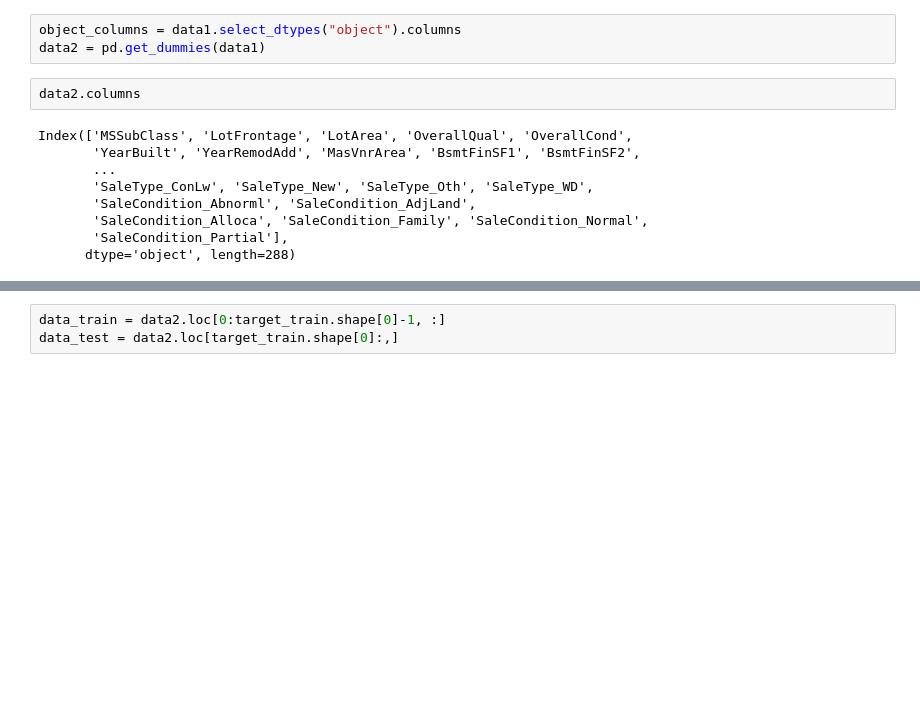
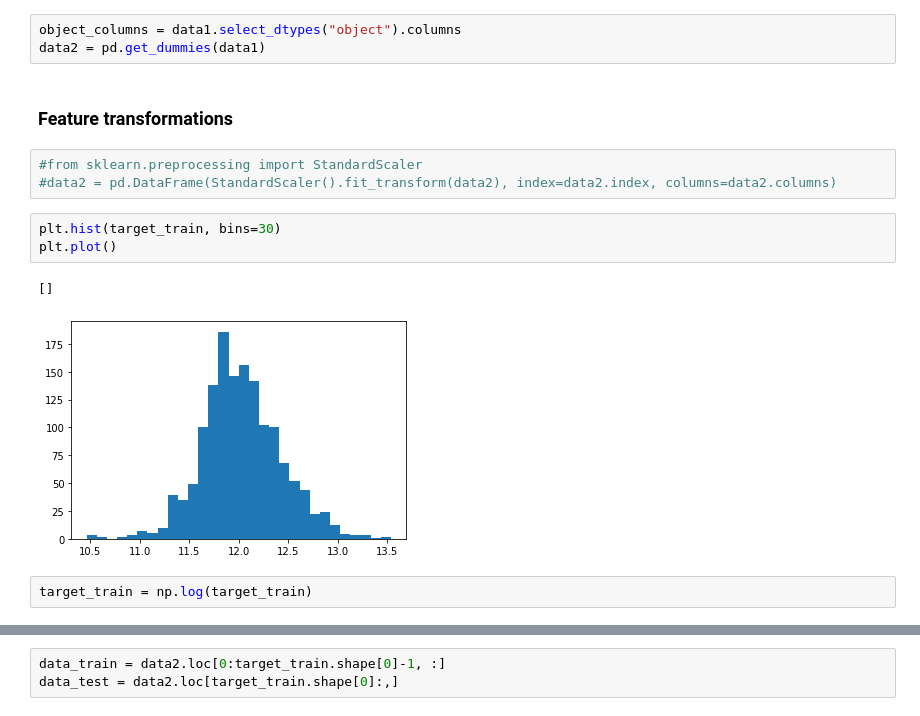
Before and after one commit to pear2jam/notebooks, a Jupyter notebook: Houses_Prices.ipynb, the cells around one changed output, grey strips where cells are left out. Cells and saved outputs as stored; diff of their text form; blank space fills up the shorter version.

Commit message:
Knn imputations and log target

```diff
--- a/Houses_Prices.ipynb
+++ b/Houses_Prices.ipynb
@@ -126,14 +135,16 @@ data1.isna().sum().sum()
 # %%
 object_columns = data1.select_dtypes("object").columns
 data2 = pd.get_dummies(data1)
-# %%
-data2.columns
-# %% [output]
-Index(['MSSubClass', 'LotFrontage', 'LotArea', 'OverallQual', 'OverallCond',
-       'YearBuilt', 'YearRemodAdd', 'MasVnrArea', 'BsmtFinSF1', 'BsmtFinSF2',
-       ...
-       'SaleType_ConLw', 'SaleType_New', 'SaleType_Oth', 'SaleType_WD',
-       'SaleCondition_Abnorml', 'SaleCondition_AdjLand',
-       'SaleCondition_Alloca', 'SaleCondition_Family', 'SaleCondition_Normal',
-       'SaleCondition_Partial'],
-      dtype='object', length=288)
+# %% [markdown]
+<h3>Feature transformations
+# %%
+#from sklearn.preprocessing import StandardScaler
+#data2 = pd.DataFrame(StandardScaler().fit_transform(data2), index=data2.index, columns=data2.columns)
+# %%
+plt.hist(target_train, bins=30)
+plt.plot()
+# %% [output]
+[]
+[figure, added]
+# %%
+target_train = np.log(target_train)
```
Also changed, not shown: parts of 12 cells of this notebook.
